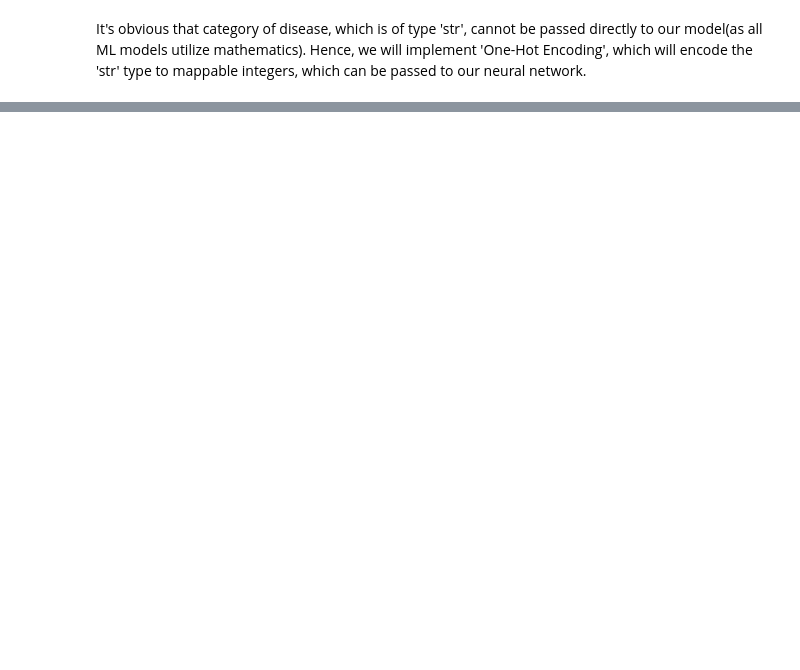
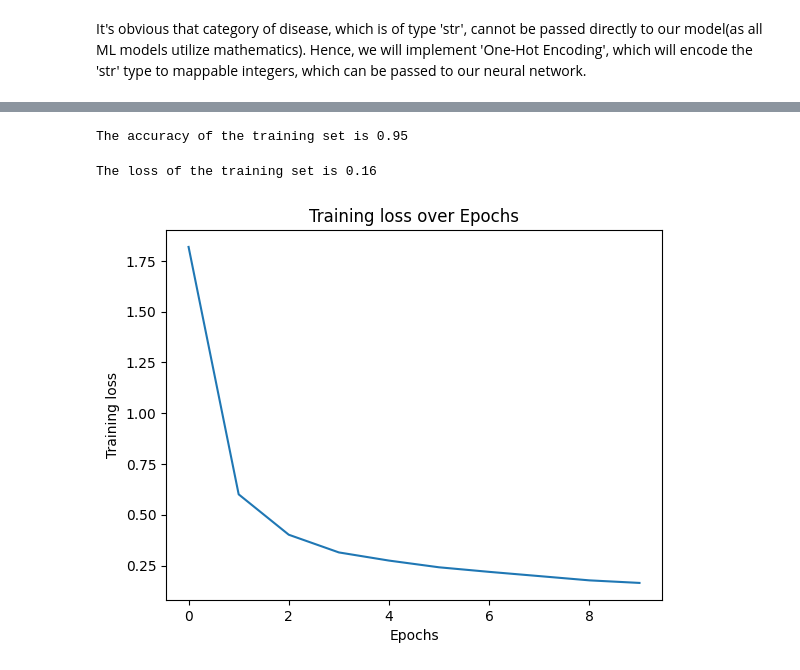
Before and after one commit to lurchyy/Plant-Disease-Detection, a Jupyter notebook: main.ipynb, the cells around one changed output, grey strips where cells are left out. Cells and saved outputs as stored; diff of their text form; code cells hidden in the pictures; blank space fills up the shorter version.

```diff
--- a/main.ipynb
+++ b/main.ipynb
@@ -260,6 +261,6 @@ KeyboardInterrupt:
 #Encoding
 
 print(" Shape before one-hot encoding : ", y_train.shape)
-y_train_encoded = tf.keras.utils.to_categorical(y_train, len(categs))
-y_test_encoded = tf.keras.utils.to_categorical(y_test, len(categs))
+y_train = tf.keras.utils.to_categorical(y_train, len(categs))
+y_test = tf.keras.utils.to_categorical(y_test, len(categs))
 print(" Shape after one-hot encoding : ", y_train.shape)
@@ -265,0 +270,9 @@ print(" Shape after one-hot encoding : ", y_train.shape)
+# %%
+model = Sequential([
+    Conv2D(32 , kernel_size = (3,3) , activation='relu' , input_shape=(img_size , img_size , 3)) ,
+    MaxPool2D(4,4) ,
+    Conv2D(64 , kernel_size = (3,3) , activation='relu') ,
+    MaxPool2D(4,4) ,
+    Flatten() ,
+    Dense(128 , activation='relu') ,
+    Dense(len(categs) , activation = 'softmax')])
@@ -265,0 +299,4 @@ print(" Shape after one-hot encoding : ", y_train.shape)
+# %%
+model.compile(Adam(learning_rate=0.001),loss="categorical_crossentropy",metrics=["accuracy"])
+# %%
+history=model.fit(x_train,y_train,epochs=10,batch_size=64,verbose=1)
@@ -265,0 +326,16 @@ print(" Shape after one-hot encoding : ", y_train.shape)
+# %%
+print(f"The accuracy of the training set is {history.history['accuracy'][-1]:0.2f}")
+# %% [output]
+The accuracy of the training set is 0.95
+# %%
+print(f"The loss of the training set is {history.history['loss'][-1]:0.2f}")
+# %% [output]
+The loss of the training set is 0.16
+# %%
+plt.plot(history.epoch, history.history['loss'])
+plt.title('Training loss over Epochs')
+plt.xlabel('Epochs')
+plt.ylabel('Training loss')
+plt.show()
+# %% [output]
+[figure, added]
```
Also changed, not shown: parts of 24 cells of this notebook.
